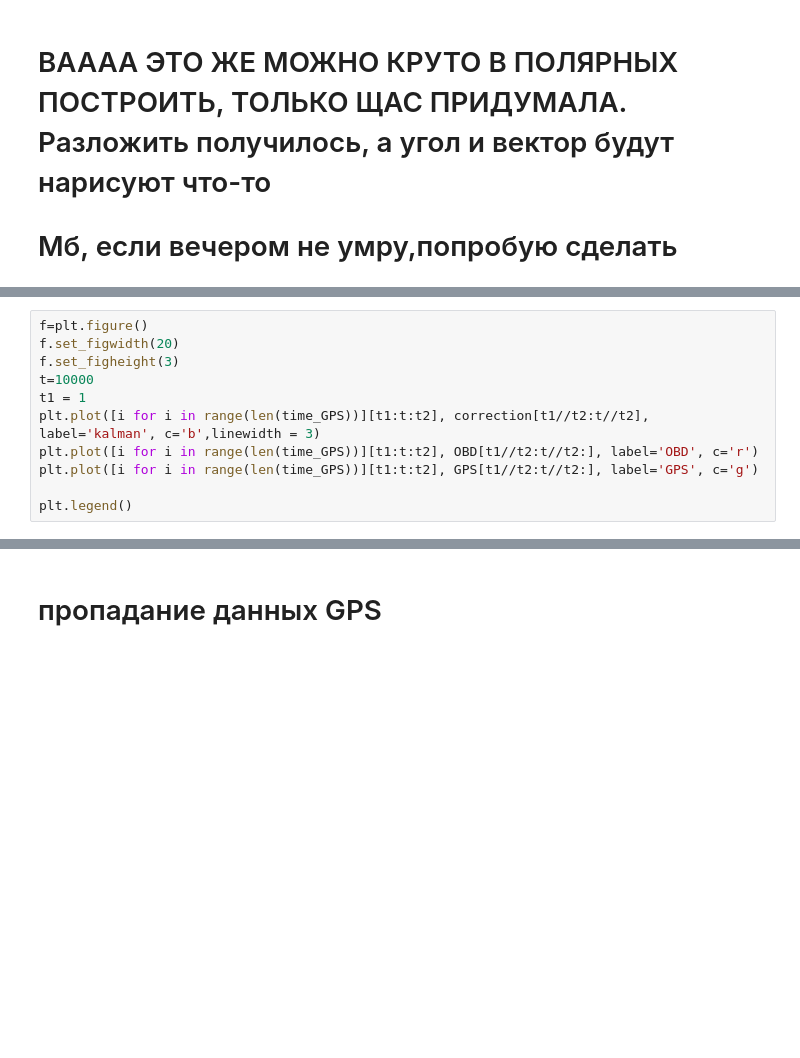
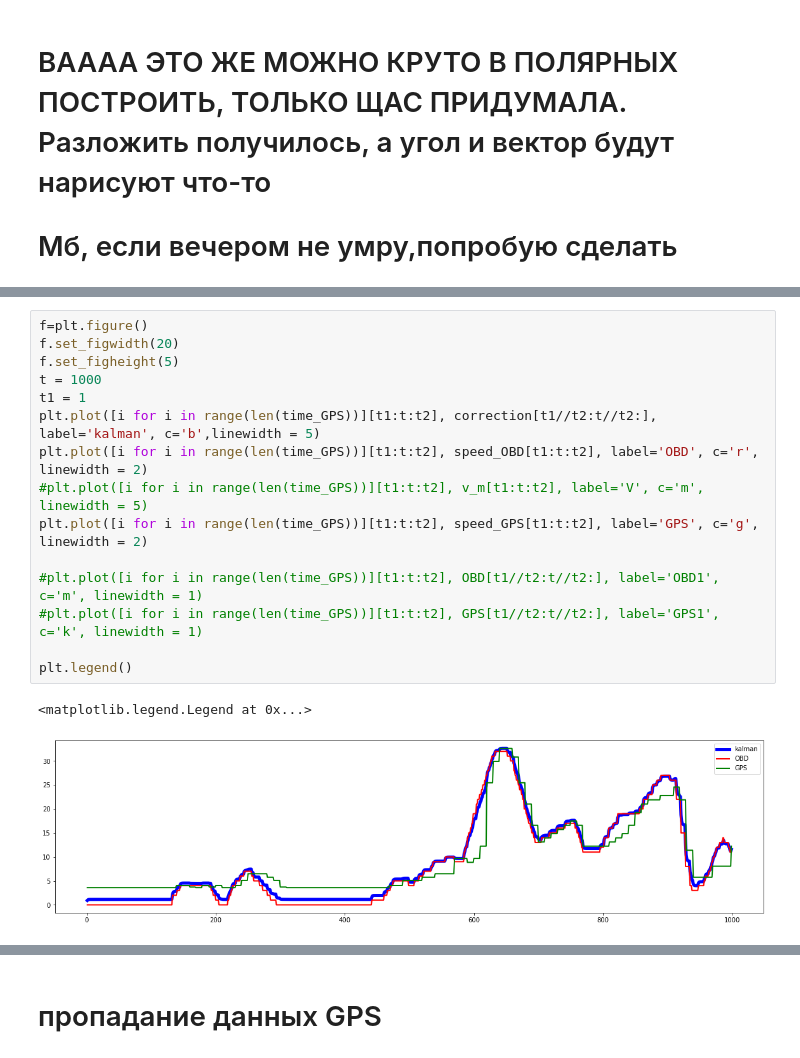
Before and after one commit to 1mm0rTaLzzz/SNAR_HW3_Kalman, a Jupyter notebook: SRAN_HW3.ipynb, the cells around one changed output, grey strips where cells are left out. Drawn from its saved outputs; the diff is of its cells as text; blank space fills up the shorter version.

```diff
--- a/SRAN_HW3.ipynb
+++ b/SRAN_HW3.ipynb
@@ -273,12 +275,19 @@ for t in range(1,len(time_GPS)-74,t2):
 # %%
 f=plt.figure()
 f.set_figwidth(20)
-f.set_figheight(3)
-t=10000
+f.set_figheight(5)
+t = 1000
 t1 = 1
-plt.plot([i for i in range(len(time_GPS))][t1:t:t2], correction[t1//t2:t//t2], label='kalman', c='b',linewidth = 3)
-plt.plot([i for i in range(len(time_GPS))][t1:t:t2], OBD[t1//t2:t//t2:], label='OBD', c='r')
-plt.plot([i for i in range(len(time_GPS))][t1:t:t2], GPS[t1//t2:t//t2:], label='GPS', c='g')
+plt.plot([i for i in range(len(time_GPS))][t1:t:t2], correction[t1//t2:t//t2:], label='kalman', c='b',linewidth = 5)
+plt.plot([i for i in range(len(time_GPS))][t1:t:t2], speed_OBD[t1:t:t2], label='OBD', c='r', linewidth = 2)
+#plt.plot([i for i in range(len(time_GPS))][t1:t:t2], v_m[t1:t:t2], label='V', c='m', linewidth = 5)
+plt.plot([i for i in range(len(time_GPS))][t1:t:t2], speed_GPS[t1:t:t2], label='GPS', c='g', linewidth = 2)
+
+#plt.plot([i for i in range(len(time_GPS))][t1:t:t2], OBD[t1//t2:t//t2:], label='OBD1', c='m', linewidth = 1)
+#plt.plot([i for i in range(len(time_GPS))][t1:t:t2], GPS[t1//t2:t//t2:], label='GPS1', c='k', linewidth = 1)
 
 plt.legend()
+# %% [output]
+<matplotlib.legend.Legend at 0x...>
+[figure, added]
 # %%
```
Also changed, not shown: parts of 7 cells of this notebook.
